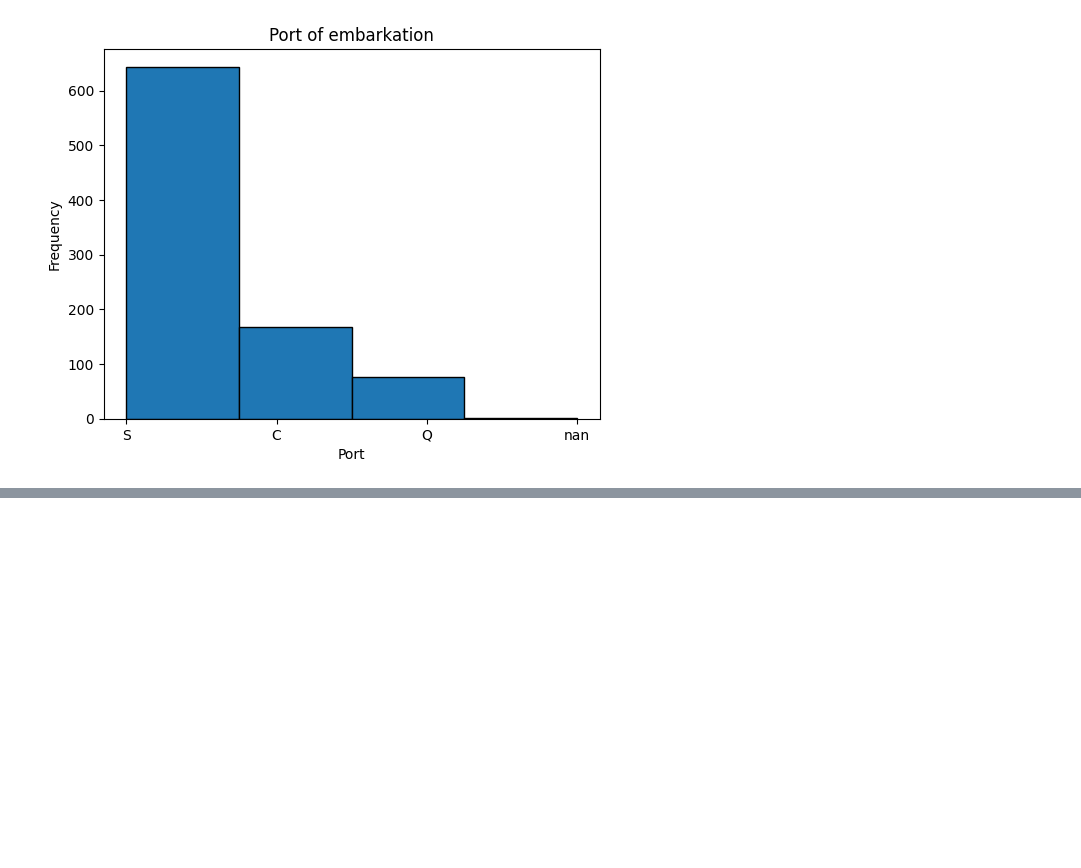
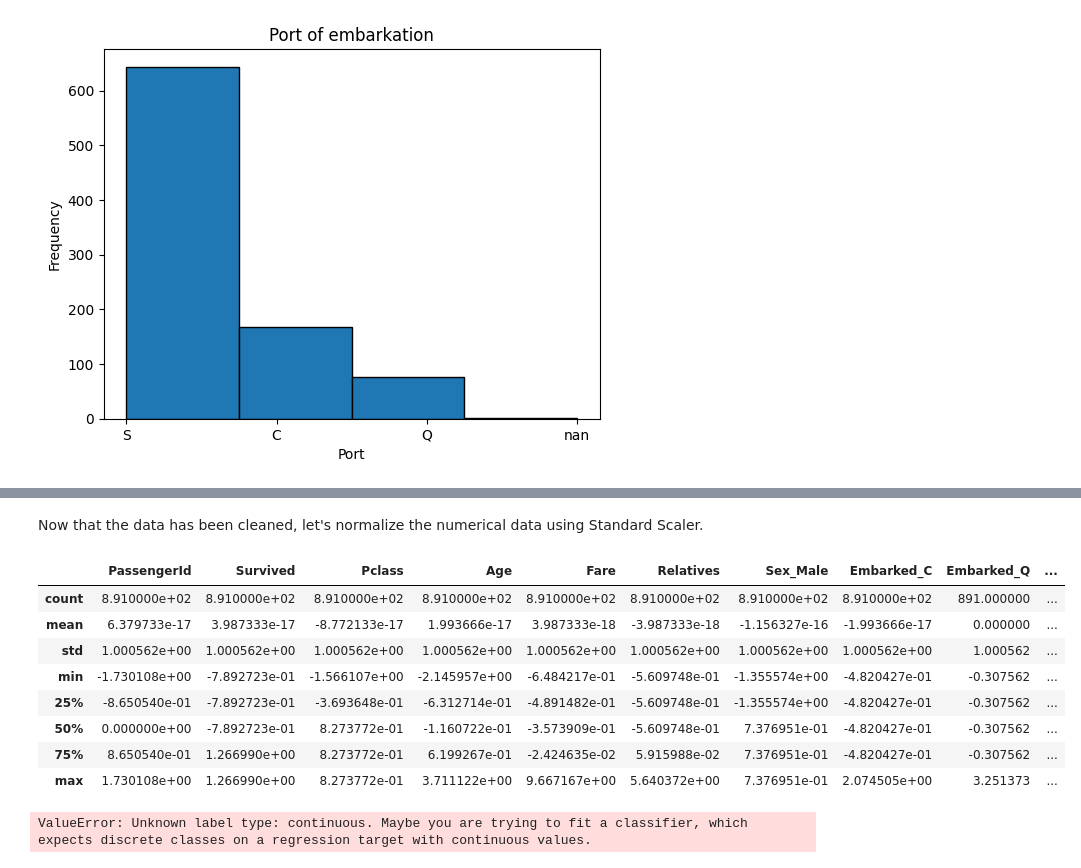
Before and after one commit to rakin23/unsupervised-week5, a Jupyter notebook: my_final.ipynb, the cells around one changed output, grey strips where cells are left out. Saved outputs shown, nothing was run; the diff lists cells and outputs as text; code cells hidden in the pictures; blank space fills up the shorter version.

Commit message:
Added significant data cleaning, but don't yet have any models running successfully.

```diff
--- a/my_final.ipynb
+++ b/my_final.ipynb
@@ -214,0 +224,33 @@ A large majority of passengers embarked from port "S" = Southampton, some embark
+# %%
+# Fill in blank age data with random values using the mean and the standard deviation
+age_mean = train_data["Age"].mean()
+age_std = train_data["Age"].std()
+is_null = train_data["Age"].isnull()
+num_null_values = is_null.sum()
+rand_age = np.random.randint(age_mean - age_std, age_mean + age_std, size=num_null_values)
+train_data_with_age_fixes = train_data.copy()
+train_data_with_age_fixes.loc[is_null, "Age"] = rand_age
+
+# Also fill in blank embarkation data using the mode
+train_data_with_embarkation_fixes = train_data_with_age_fixes.copy()
+embarked_mode = train_data_with_embarkation_fixes["Embarked"].mode()[0]
+train_data_with_embarkation_fixes.fillna({"Embarked": embarked_mode}, inplace=True)
+
+# Combine sibling and parent data into one feature, then delete the sibling and parent columns
+train_data_with_relatives = train_data_with_embarkation_fixes.copy()
+train_data_with_relatives["Relatives"] = train_data_with_relatives["SibSp"] + train_data_with_relatives["Parch"]
+train_data_with_relatives.drop(['SibSp', 'Parch'], axis=1, inplace=True)
+
+# Update "sex" column to a binary variable in a new column called "sex_male" that is 1 if the passenger is male and 0 if female, then delete the original "sex" column.
+train_data_with_sex_female = train_data_with_relatives.copy()
+train_data_with_sex_female['Sex_Male'] = (train_data_with_sex_female['Sex'] == 'male').astype(int)
+train_data_with_sex_female.drop(['Sex'], axis=1, inplace=True)
+
+# Create 3 new columns for the embarked values of 'C', 'Q', and 'S', then delete the original 'Embarked' column.
+train_data_with_embarkation_columns = train_data_with_sex_female.copy()
+train_data_with_embarkation_columns['Embarked_C'] = (train_data_with_embarkation_columns['Embarked'] == 'C').astype(int)
+train_data_with_embarkation_columns['Embarked_Q'] = (train_data_with_embarkation_columns['Embarked'] == 'Q').astype(int)
+train_data_with_embarkation_columns['Embarked_S'] = (train_data_with_embarkation_columns['Embarked'] == 'S').astype(int)
+train_data_with_embarkation_columns.drop(['Embarked'], axis=1, inplace=True)
+
+train_data_clean = train_data_with_embarkation_columns.copy()
@@ -214,0 +278,34 @@ A large majority of passengers embarked from port "S" = Southampton, some embark
+# %% [markdown]
+Now that the data has been cleaned, let's normalize the numerical data using Standard Scaler.
+# %%
+from sklearn.preprocessing import StandardScaler
+
+train_numerical_features = list(train_data_clean.select_dtypes(include=['int64', 'float64']).columns)
+standard_scaler = StandardScaler()
+train_data_scaled = train_data_clean.copy()
+train_data_scaled[train_numerical_features] = standard_scaler.fit_transform(train_data_scaled[train_numerical_features])
+# %% [output]
+|  | PassengerId | Survived | Pclass | Age | Fare | Relatives | Sex_Male | Embarked_C | Embarked_Q | ... |
+| count | 8.910000e+02 | 8.910000e+02 | 8.910000e+02 | 8.910000e+02 | 8.910000e+02 | 8.910000e+02 | 8.910000e+02 | 8.910000e+02 | 891.000000 | ... |
+| mean | 6.379733e-17 | 3.987333e-17 | -8.772133e-17 | 1.993666e-17 | 3.987333e-18 | -3.987333e-18 | -1.156327e-16 | -1.993666e-17 | 0.000000 | ... |
+| std | 1.000562e+00 | 1.000562e+00 | 1.000562e+00 | 1.000562e+00 | 1.000562e+00 | 1.000562e+00 | 1.000562e+00 | 1.000562e+00 | 1.000562 | ... |
+| min | -1.730108e+00 | -7.892723e-01 | -1.566107e+00 | -2.145957e+00 | -6.484217e-01 | -5.609748e-01 | -1.355574e+00 | -4.820427e-01 | -0.307562 | ... |
+| 25% | -8.650540e-01 | -7.892723e-01 | -3.693648e-01 | -6.312714e-01 | -4.891482e-01 | -5.609748e-01 | -1.355574e+00 | -4.820427e-01 | -0.307562 | ... |
+| 50% | 0.000000e+00 | -7.892723e-01 | 8.273772e-01 | -1.160722e-01 | -3.573909e-01 | -5.609748e-01 | 7.376951e-01 | -4.820427e-01 | -0.307562 | ... |
+| 75% | 8.650540e-01 | 1.266990e+00 | 8.273772e-01 | 6.199267e-01 | -2.424635e-02 | 5.915988e-02 | 7.376951e-01 | -4.820427e-01 | -0.307562 | ... |
+| max | 1.730108e+00 | 1.266990e+00 | 8.273772e-01 | 3.711122e+00 | 9.667167e+00 | 5.640372e+00 | 7.376951e-01 | 2.074505e+00 | 3.251373 | ... |
+# %%
+from sklearn.model_selection import train_test_split
+from sklearn.linear_model import LogisticRegression
+
+X, y = train_data_scaled.drop(["Survived", "Name", "Ticket", "Cabin"], axis=1), train_data_scaled["Survived"]
+X_train, X_test, y_train, y_test = train_test_split(X, y, random_state=10)
+log_reg = LogisticRegression()
+log_reg.fit(X_train, y_train)
+log_reg_predictions = log_reg.predict(X_test)
+
+log_reg_data = test_data.copy()
+log_reg_data.insert((log_reg_data.shape[1]),'Survived', log_reg_predictions)
+log_reg_data.to_csv('log_reg.csv')
+# %% [output]
+ValueError: Unknown label type: continuous. Maybe you are trying to fit a classifier, which expects discrete classes on a regression target with continuous values.
```
Also changed, not shown: parts of 3 cells of this notebook.
